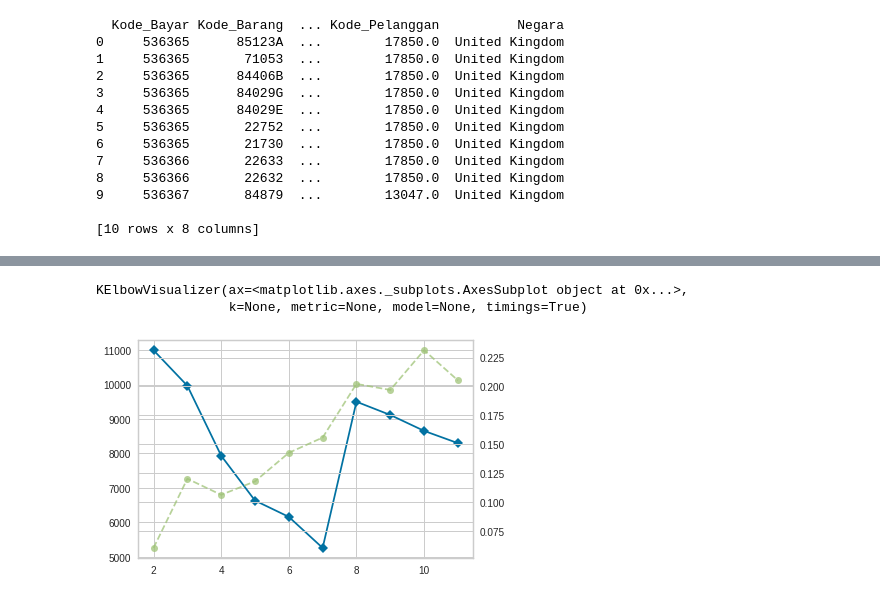
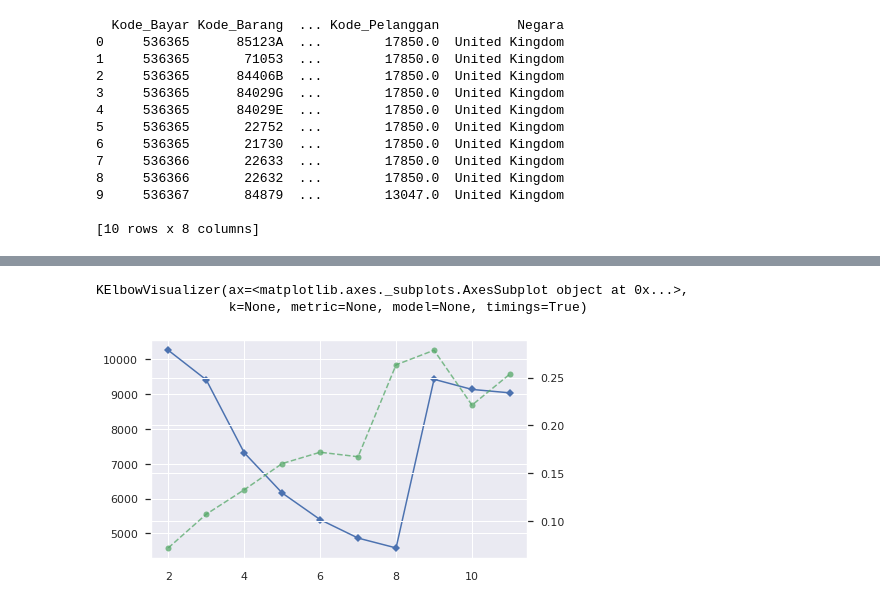
Before and after one commit to kzen31/machinelearning, a Jupyter notebook: TestMachineLearning.ipynb, the cells around one changed output, grey strips where cells are left out. Saved outputs shown, nothing was run; the diff lists cells and outputs as text; code cells hidden in the pictures.

```diff
--- a/TestMachineLearning.ipynb
+++ b/TestMachineLearning.ipynb
@@ -94,0 +227,3 @@ print(df.head()) #check the data
+# %%
+#filter nBatal with only 0
+temp = temp[temp['nBatal'] == 0]
@@ -122,8 +321,6 @@ PURPLE FRANGIPANI HAIRCLIP          41185     1.0          0.85         17961.0
 # %%
-#=============Number 3===============
-#make parameter for customer segmentation
-temp=df
-temp = (temp.groupby(['Kode_Pelanggan','Negara'],as_index=False).agg({'Kode_Bayar':'nunique', 'Kode_Barang':'nunique','Harga_Satuan':'mean','Jumlah':'sum'}))
-temp.reset_index()
-temp['rata2barang']=temp['Jumlah']/temp['Kode_Bayar']
-df1 = temp[['Kode_Bayar','Harga_Satuan','rata2barang']]
+df_cleaned = (df_clean.groupby(['Kode_Pelanggan','Negara'],as_index=False).agg({'Kode_Bayar':'nunique', 'Kode_Barang':'nunique','Harga_Satuan':'mean','Jumlah':'sum'}))
+df_cleaned
+df_cleaned.reset_index()
+df_cleaned['rerata']=df_cleaned['Jumlah']/df_cleaned['Kode_Bayar']
+df_cleaned = df_cleaned[['Kode_Bayar','Harga_Satuan','rerata']]
@@ -140,18 +327,16 @@ index = 0
 # %%
 #find the outlier and remove
-while index<=len(df1)-1:
-    q1, q3 = np.percentile(df1['rata2barang'], [25, 75])
+index = 0
+while index<=len(df_cleaned)-1:
+    q1, q3 = np.percentile(df_cleaned['rerata'], [25, 75])
     iqr = q3 - q1
     lb = q1 - (iqr *1.5 )
     ub = q3 + (iqr *1.5)
 
-    if df1.loc[index,'rata2barang']> ub:
-        df1.loc[index,'outlier']=1
-    elif df1.loc[index,'rata2barang']< lb:
-        df1.loc[index,'outlier']=1
+    if df_cleaned.loc[index,'rerata']> ub:
+        df_cleaned.loc[index,'outlier']=1
+    elif df_cleaned.loc[index,'rerata']< lb:
+        df_cleaned.loc[index,'outlier']=1
     else:
-        df1.loc[index,'outlier']=0
+        df_cleaned.loc[index,'outlier']=0
     index += 1
-
-df1 = df1[df1['outlier']==0]
-df1 = df1.drop(columns=['outlier'])
@@ -178,8 +348,13 @@ print(df1.head())
+# %%
+#remove the outlier
+df_cleaned = df_cleaned[df_cleaned['outlier']==0]
+df_cleaned = df_cleaned.drop(columns=['outlier'])
 # %%
-#elbow method visualization
-visualizer = KElbowVisualizer(KMeans(), k=(2,12))
-print(visualizer.fit(df1))
+#Elbow Method
+model = KMeans()
+visualizer = KElbowVisualizer(model, k=(2,12))
+print(visualizer.fit(df_cleaned))
 # %% [output]
 KElbowVisualizer(ax=<matplotlib.axes._subplots.AxesSubplot object at 0x...>,
                  k=None, metric=None, model=None, timings=True)
-[figure, old version]
+[figure, new version]
```
Also changed, not shown: parts of 31 cells of this notebook, 1 other file.
